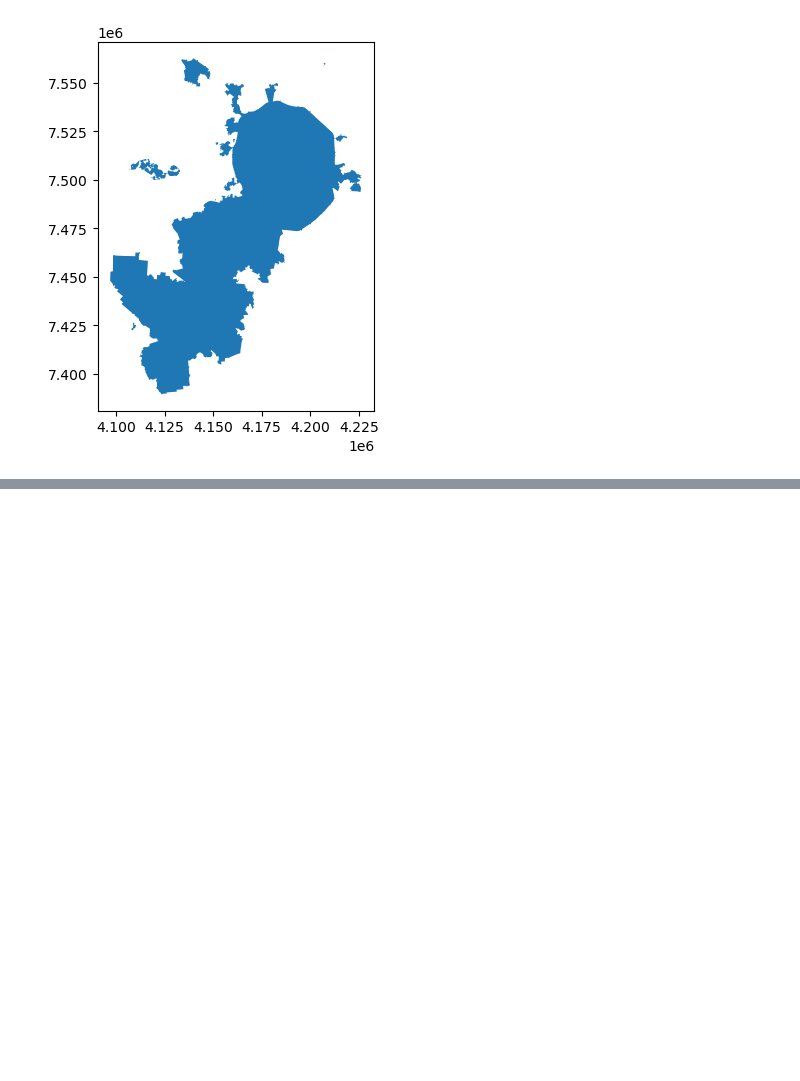
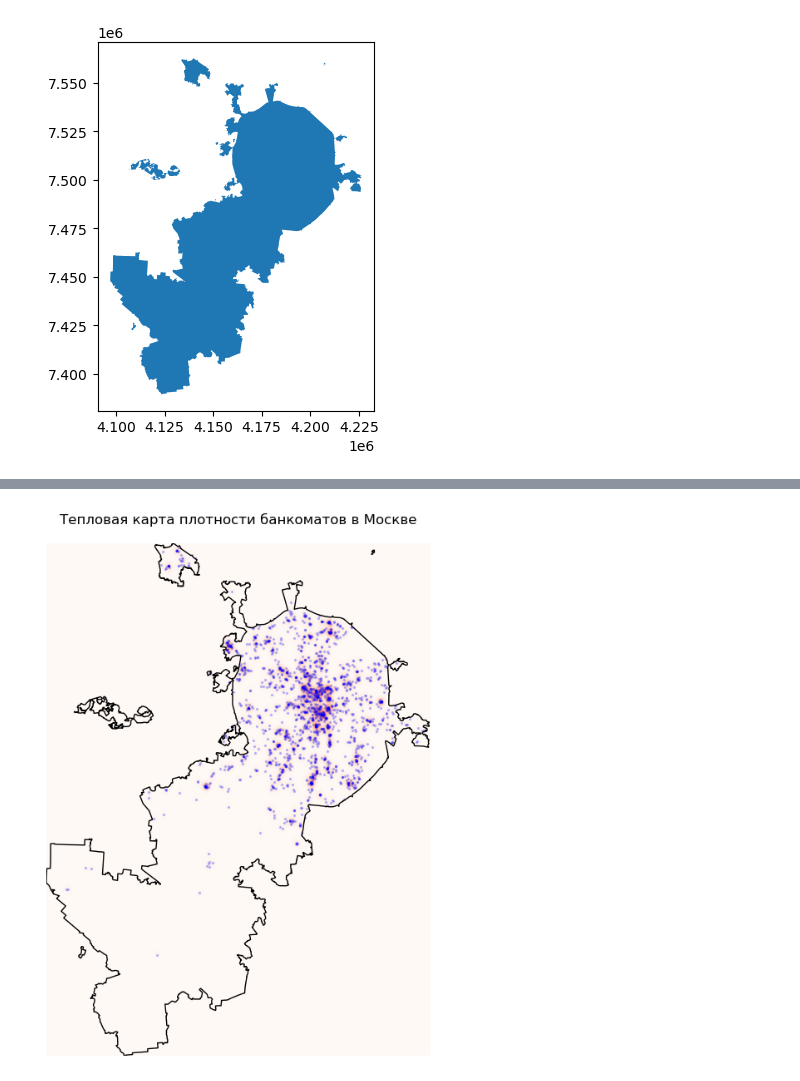
Before and after one commit to antgursky/final-project-atm-analysis, a Jupyter notebook: notebooks/01_data_collection.ipynb, the cells around one changed output, grey strips where cells are left out. Saved outputs shown, nothing was run; the diff lists cells and outputs as text; code cells hidden in the pictures; blank space fills up the shorter version.

```diff
--- a/notebooks/01_data_collection.ipynb
+++ b/notebooks/01_data_collection.ipynb
@@ -485,0 +941,29 @@ POI: (32619, 11)
+# %%
+import matplotlib.pyplot as plt
+import numpy as np
+from scipy.stats import gaussian_kde
+
+# Достаём координаты банкоматов
+x = atm.geometry.x
+y = atm.geometry.y
+
+# Строим ядровую оценку плотности
+xy = np.vstack([x, y])
+kde = gaussian_kde(xy, bw_method=0.05)
+
+# Формируем сетку для оценки
+xmin, ymin, xmax, ymax = city.total_bounds
+xx, yy = np.mgrid[xmin:xmax:500j, ymin:ymax:500j]
+zz = kde(np.vstack([xx.ravel(), yy.ravel()])).reshape(xx.shape)
+# %%
+# Визуализация
+fig, ax = plt.subplots(figsize=(8, 8))
+city.boundary.plot(ax=ax, color="black", linewidth=1)
+ax.imshow(np.rot90(zz), cmap=plt.cm.Reds, extent=[xmin, xmax, ymin, ymax], alpha=0.6)
+atm.plot(ax=ax, markersize=2, color="blue", alpha=0.2, label="ATM")
+
+plt.title("Тепловая карта плотности банкоматов в Москве")
+plt.axis("off")
+plt.show()
+# %% [output]
+[figure, added]
```
Also changed, not shown: parts of 32 cells of this notebook, 1 other file.
